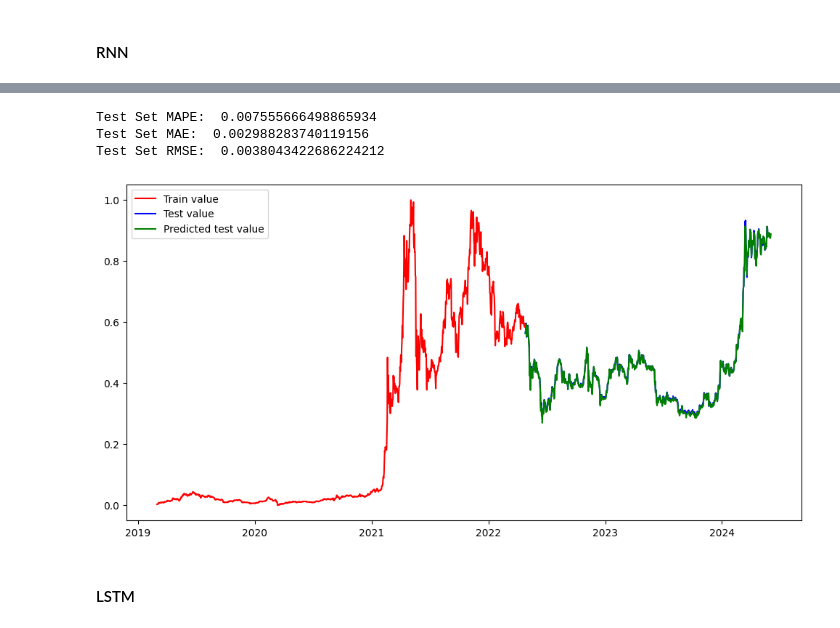
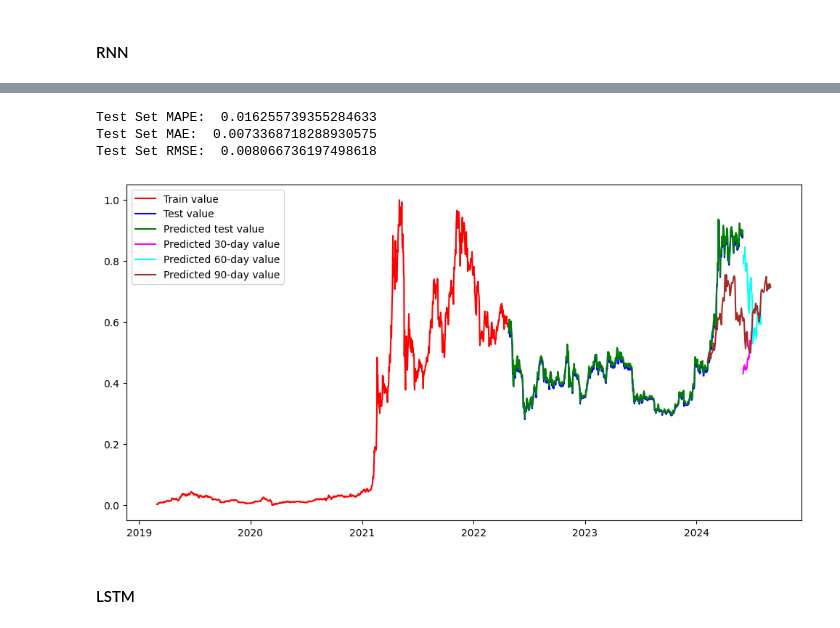
Before and after one commit to vmhoang1703/IS403-Project-Group13, a Jupyter notebook: Binance/BNB(64).ipynb, the cells around one changed output, grey strips where cells are left out. Cells and saved outputs as stored; diff of their text form; code cells hidden in the pictures.

Commit message:
make predictions in 30,60,90 days with 5 default models in ratio 6:4

```diff
--- a/Binance/BNB(64).ipynb
+++ b/Binance/BNB(64).ipynb
@@ -238,13 +308,26 @@ y_test = test_df_scaled[target]
 ### Model Training
 # %% [markdown]
 #### Linear Regression
+# %%
+X_train_lr = X_train
+y_train_lr = y_train
+
+X_test_lr  = X_test
+y_test_lr = y_test
+
+X_30_lr = X_30_scaled
+X_60_lr = X_60_scaled
+X_90_lr = X_90_scaled
 # %%
 # Train Linear Regression model
 model = LinearRegression()
-model.fit(X_train, y_train)
+model.fit(X_train_lr, y_train_lr)
 
 # Make predictions
-y_pred_test_lr = model.predict(X_test)
+y_pred_test_lr = model.predict(X_test_lr)
+pred_30_lr = model.predict(X_30_lr)
+pred_60_lr = model.predict(X_60_lr)
+pred_90_lr = model.predict(X_90_lr)
 # %% [markdown]
 ##### Evaluate Linear Regression
 # %%
@@ -415,6 +509,10 @@ y_train_RNN = y_train.values
 
 X_test_RNN = X_test.reshape((X_test.shape[0], 1, X_test.shape[1]))
 y_test_RNN = y_test.values
+
+X_30_RNN = X_30_scaled.reshape((X_30_scaled.shape[0], 1, X_30_scaled.shape[1]))
+X_60_RNN = X_60_scaled.reshape((X_60_scaled.shape[0], 1, X_60_scaled.shape[1]))
+X_90_RNN = X_90_scaled.reshape((X_90_scaled.shape[0], 1, X_90_scaled.shape[1]))
 # %%
 def build_RNN_model(input_shape, output_size, neurons=20, activ_func='linear',
                      dropout=0.25, loss='mae', optimizer='adam'):
@@ -438,0 +533,5 @@ test_predict_RNN = model_RNN.predict(X_test_RNN)
+# %%
+test_predict_RNN = model_RNN.predict(X_test_RNN)
+pred_30_RNN = model_RNN.predict(X_30_RNN)
+pred_60_RNN = model_RNN.predict(X_60_RNN)
+pred_90_RNN = model_RNN.predict(X_90_RNN)
@@ -445,18 +549,21 @@ print("Test Set MAPE: ", mape_test_RNN)
 print("Test Set MAE: ", mae_test_RNN)
 print("Test Set RMSE: ", rmse_test_RNN)
 # %% [output]
-Test Set MAPE:  0.007555666498865934
-Test Set MAE:  0.002988283740119156
-Test Set RMSE:  0.0038043422686224212
+Test Set MAPE:  0.016255739355284633
+Test Set MAE:  0.0073368718288930575
+Test Set RMSE:  0.008066736197498618
 # %%
 plt.figure(figsize=(12, 6))
 plt.plot(pd.DataFrame(y_train).index.to_list(),pd.DataFrame(y_train),color='red',label='Train value')
 plt.plot(pd.DataFrame(y_test).index.to_list(), pd.DataFrame(y_test), color='blue', label='Test value')
 plt.plot(pd.DataFrame(y_test).index.to_list(), pd.DataFrame(test_predict_RNN), color='g', label='Predicted test value')
+plt.plot(pd.DataFrame(y_30_scaled).index.to_list(),pd.DataFrame(pred_30_RNN),color='magenta', label='Predicted 30-day value')
+plt.plot(pd.DataFrame(y_60_scaled).index.to_list(), pd.DataFrame(pred_60_RNN), color='cyan', label='Predicted 60-day value')
+plt.plot(pd.DataFrame(y_90_scaled).index.to_list(), pd.DataFrame(pred_90_RNN), color='brown', label='Predicted 90-day value')
 plt.legend()
 plt.show()
 # %% [output]
-[figure, old version]
+[figure, new version]
 # %% [markdown]
 #### LSTM
 # %%
```
Also changed, not shown: parts of 26 cells of this notebook.
